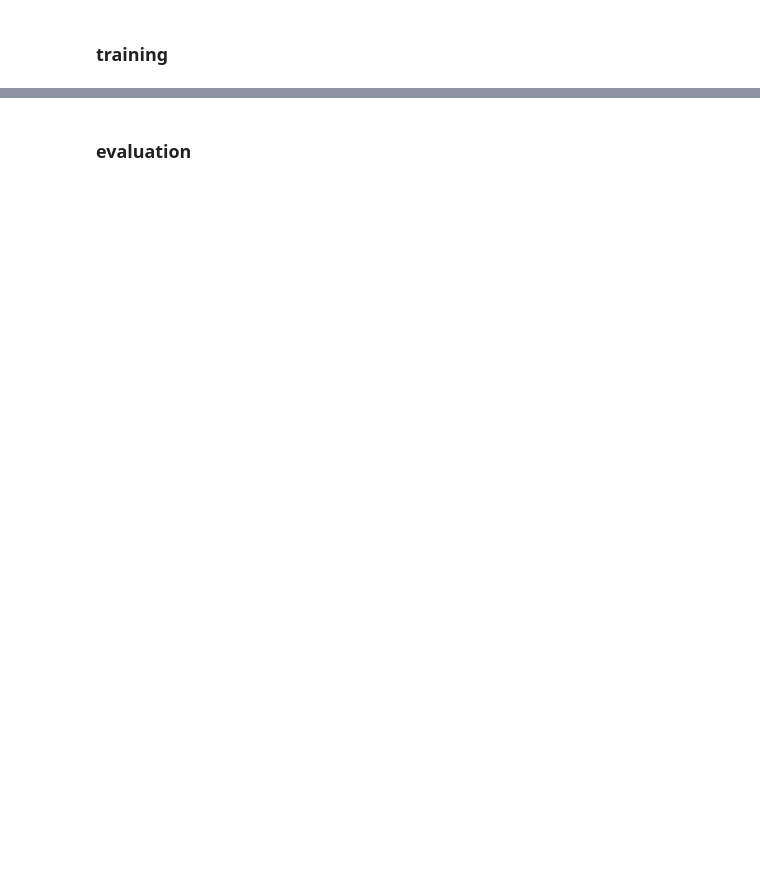
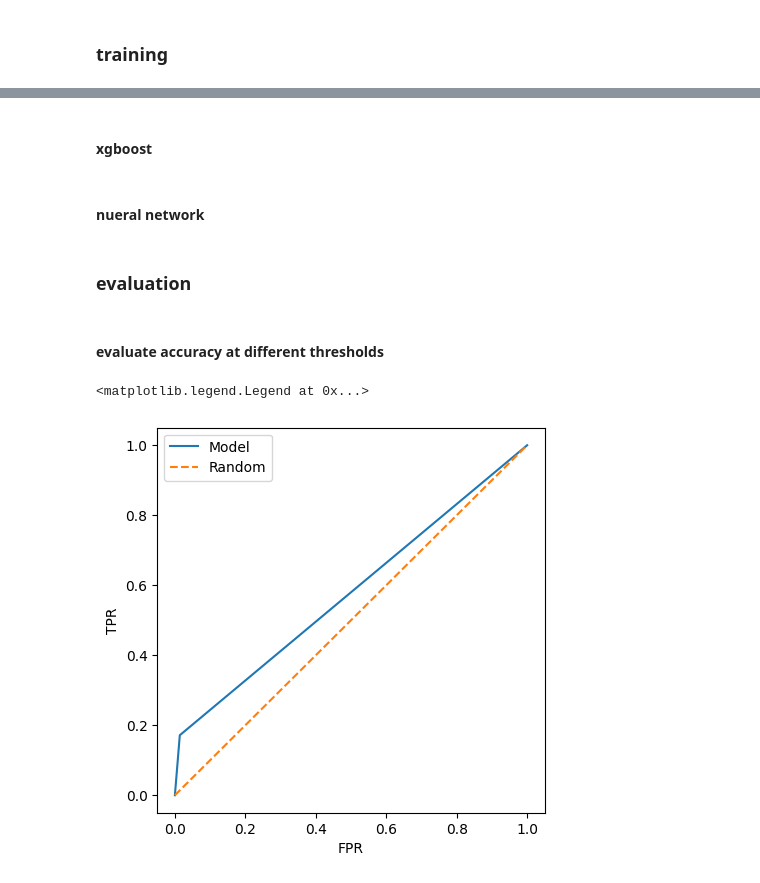
Before and after one commit to el-grudge/mleng-zoomcamp, a Jupyter notebook: week_7/mid_term_project.ipynb, the cells around one changed output, grey strips where cells are left out. Drawn from its saved outputs; the diff is of its cells as text; code cells hidden in the pictures; blank space fills up the shorter version.

```diff
--- a/week_7/mid_term_project.ipynb
+++ b/week_7/mid_term_project.ipynb
@@ -257,0 +265,12 @@ plt.show()
+# %%
+# one-hot encode features
+def one_hot_encode(train_df, test_df, features):
+    train_dict=train_df[features].to_dict(orient='records')
+    val_dict=test_df[features].to_dict(orient='records')
+
+    dv = DictVectorizer(sparse=False)
+    dv.fit(train_dict)
+
+    return dv.transform(train_dict), dv.transform(val_dict)
+# %%
+X_train, X_val = one_hot_encode(df_train, df_val, cat+num)
@@ -257,0 +279,7 @@ plt.show()
+# %%
+# train logistic regression model
+model = LogisticRegression(solver='liblinear', C=1.0, max_iter=1000)
+model.fit(X_train, y_train)
+
+y_proba_pred = model.predict_proba(X_val)[:, 1]
+y_pred = model.predict(X_val)
@@ -258,2 +292,23 @@ plt.show()
+# %% [markdown]
+#### xgboost
+# %% [markdown]
+#### nueral network
 # %% [markdown]
 ### evaluation
+# %% [markdown]
+#### evaluate accuracy at different thresholds
+# %%
+fpr, tpr, thresholds = roc_curve(y_val, y_pred)
+# %%
+plt.figure(figsize=(5, 5))
+
+plt.plot(fpr, tpr, label='Model')
+plt.plot([0, 1], [0, 1], label='Random', linestyle='--')
+
+plt.xlabel('FPR')
+plt.ylabel('TPR')
+
+plt.legend()
+# %% [output]
+<matplotlib.legend.Legend at 0x...>
+[figure, added]
```
Also changed, not shown: parts of 14 cells of this notebook, 8 other files.
